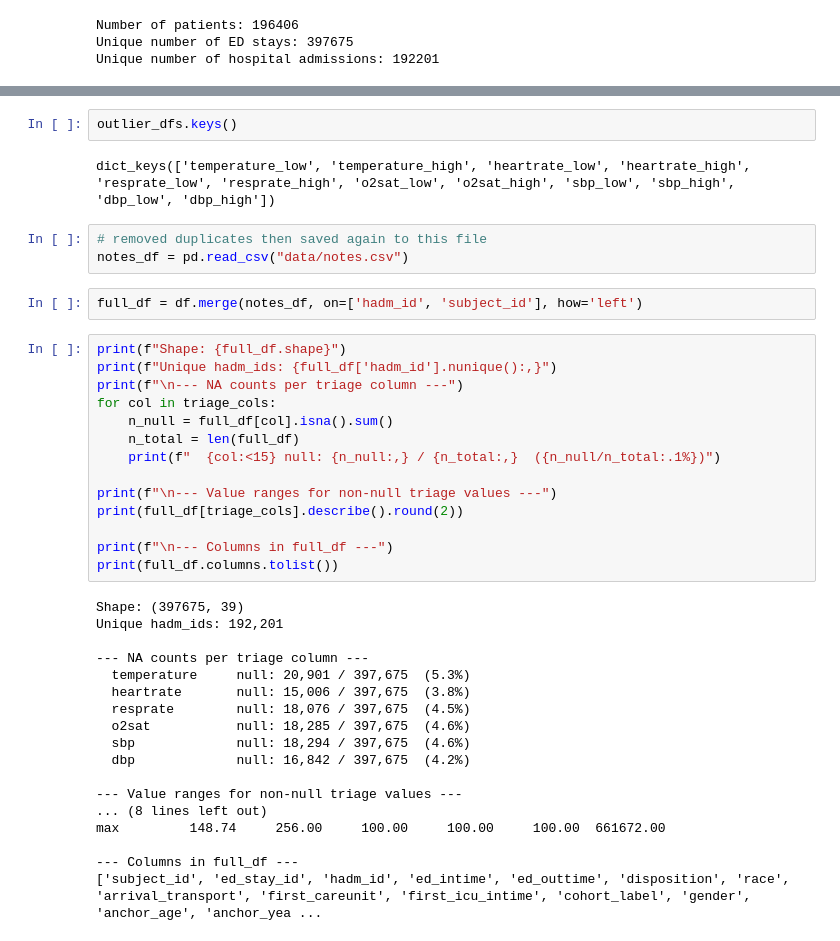
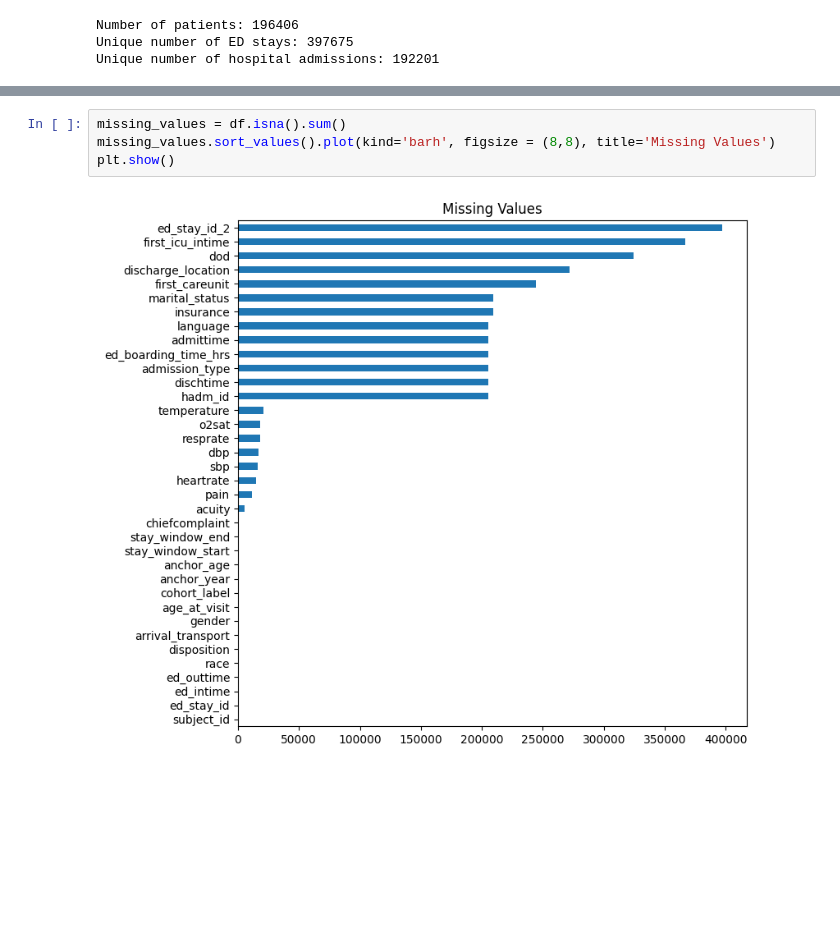
Before and after one commit to tkbarb10/ADS599-Capstone, a Jupyter notebook: cohort_eda.ipynb, the cells around one changed output, grey strips where cells are left out. Saved outputs shown, nothing was run; the diff lists cells and outputs as text; blank space fills up the shorter version.

Commit message:
updated cohort_eda and the cleaning method

```diff
--- a/cohort_eda.ipynb
+++ b/cohort_eda.ipynb
@@ -136,41 +33,6 @@ for col in triage_cols:
-# %%
-outlier_dfs.keys()
-# %% [output]
-dict_keys(['temperature_low', 'temperature_high', 'heartrate_low', 'heartrate_high', 'resprate_low', 'resprate_high', 'o2sat_low', 'o2sat_high', 'sbp_low', 'sbp_high', 'dbp_low', 'dbp_high'])
-# %%
-# removed duplicates then saved again to this file
-notes_df = pd.read_csv("data/notes.csv")
-# %%
-full_df = df.merge(notes_df, on=['hadm_id', 'subject_id'], how='left')
-# %%
-print(f"Shape: {full_df.shape}")
-print(f"Unique hadm_ids: {full_df['hadm_id'].nunique():,}")
-print(f"\n--- NA counts per triage column ---")
-for col in triage_cols:
-    n_null = full_df[col].isna().sum()
-    n_total = len(full_df)
-    print(f"  {col:<15} null: {n_null:,} / {n_total:,}  ({n_null/n_total:.1%})")
-
-print(f"\n--- Value ranges for non-null triage values ---")
-print(full_df[triage_cols].describe().round(2))
-
-print(f"\n--- Columns in full_df ---")
-print(full_df.columns.tolist())
-# %% [output]
-Shape: (397675, 39)
-Unique hadm_ids: 192,201
-
---- NA counts per triage column ---
-  temperature     null: 20,901 / 397,675  (5.3%)
-  heartrate       null: 15,006 / 397,675  (3.8%)
-  resprate        null: 18,076 / 397,675  (4.5%)
-  o2sat           null: 18,285 / 397,675  (4.6%)
-  sbp             null: 18,294 / 397,675  (4.6%)
-  dbp             null: 16,842 / 397,675  (4.2%)
-
---- Value ranges for non-null triage values ---
-... (8 lines left out)
-max         148.74     256.00     100.00     100.00     100.00  661672.00
-
---- Columns in full_df ---
-['subject_id', 'ed_stay_id', 'hadm_id', 'ed_intime', 'ed_outtime', 'disposition', 'race', 'arrival_transport', 'first_careunit', 'first_icu_intime', 'cohort_label', 'gender', 'anchor_age', 'anchor_yea ...
+# %%
+missing_values = df.isna().sum()
+missing_values.sort_values().plot(kind='barh', figsize = (8,8), title='Missing Values')
+plt.show()
+# %% [output]
+[figure, added]
```
Also changed, not shown: parts of 50 cells of this notebook, 3 other files.
